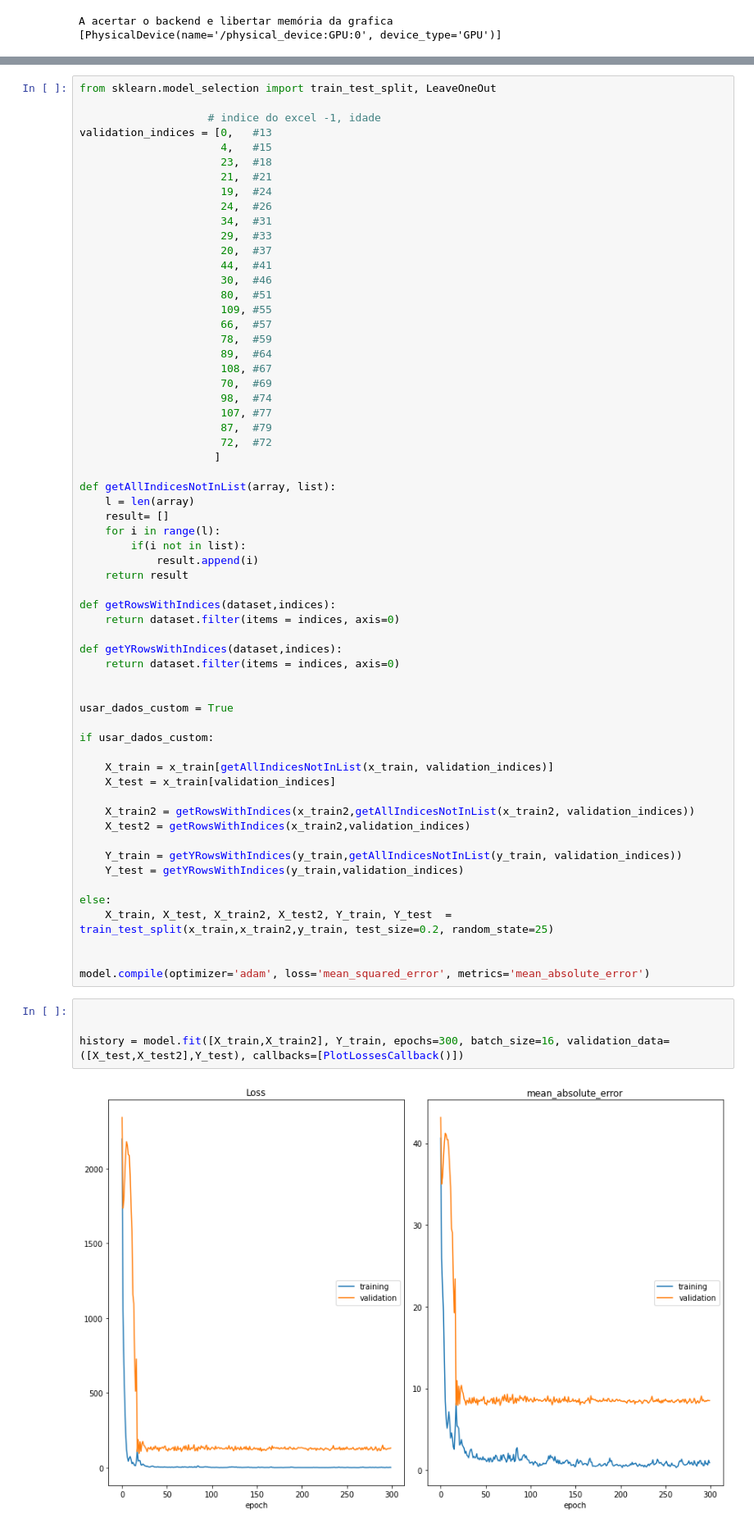
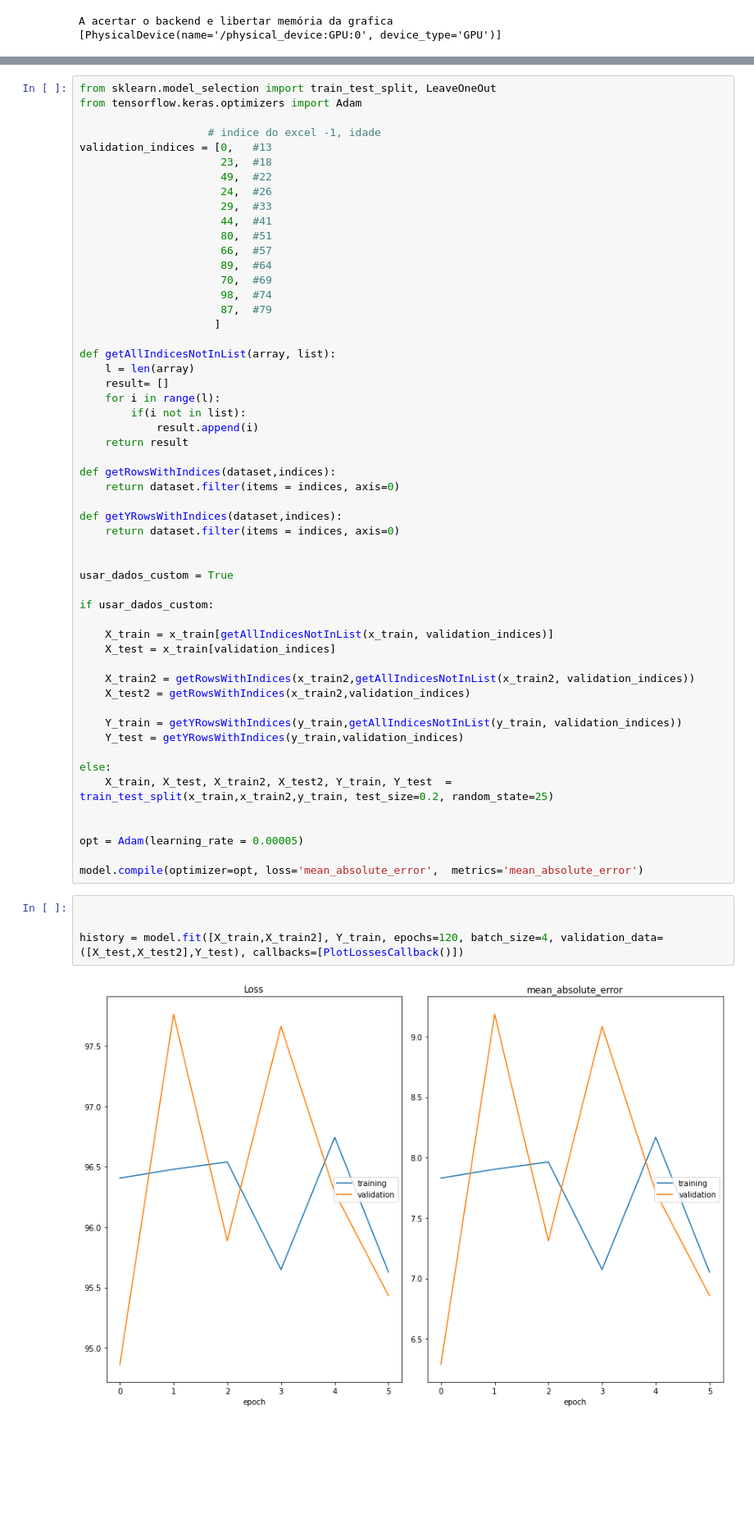
Before and after one commit to benjamimcoelho/AprendizagemProfunda, a Jupyter notebook: notebooks/grupo7.ipynb, the cells around one changed output, grey strips where cells are left out. Shown: that part at 82% size. Drawn from its saved outputs; the diff is of its cells as text; blank space fills up the shorter version.

```diff
--- a/notebooks/grupo7.ipynb
+++ b/notebooks/grupo7.ipynb
@@ -255,30 +262,21 @@ Non-trainable params: 384
 __________________________________________________________________________________________________
 # %%
 from sklearn.model_selection import train_test_split, LeaveOneOut
+from tensorflow.keras.optimizers import Adam
 
                     # indice do excel -1, idade
 validation_indices = [0,   #13
-                      4,   #15
                       23,  #18
-                      21,  #21
-                      19,  #24
+                      49,  #22
                       24,  #26
-                      34,  #31
                       29,  #33
-                      20,  #37
                       44,  #41
-                      30,  #46
                       80,  #51
-                      109, #55
                       66,  #57
-                      78,  #59
                       89,  #64
-                      108, #67
                       70,  #69
                       98,  #74
-                      107, #77
                       87,  #79
-                      72,  #72
                      ]
 
 def getAllIndicesNotInList(array, list):
@@ -313,11 +311,13 @@ else:
     X_train, X_test, X_train2, X_test2, Y_train, Y_test  = train_test_split(x_train,x_train2,y_train, test_size=0.2, random_state=25)
 
 
-model.compile(optimizer='adam', loss='mean_squared_error', metrics='mean_absolute_error')
+opt = Adam(learning_rate = 0.00005)
+
+model.compile(optimizer=opt, loss='mean_absolute_error',  metrics='mean_absolute_error')
 # %%
 
 
-history = model.fit([X_train,X_train2], Y_train, epochs=300, batch_size=16, validation_data=([X_test,X_test2],Y_test), callbacks=[PlotLossesCallback()])
+history = model.fit([X_train,X_train2], Y_train, epochs=120, batch_size=4, validation_data=([X_test,X_test2],Y_test), callbacks=[PlotLossesCallback()])
 # %% [output]
-[figure, old version]
+[figure, new version]
 Loss
```
Also changed, not shown: parts of 6 cells of this notebook, 14 other files.
